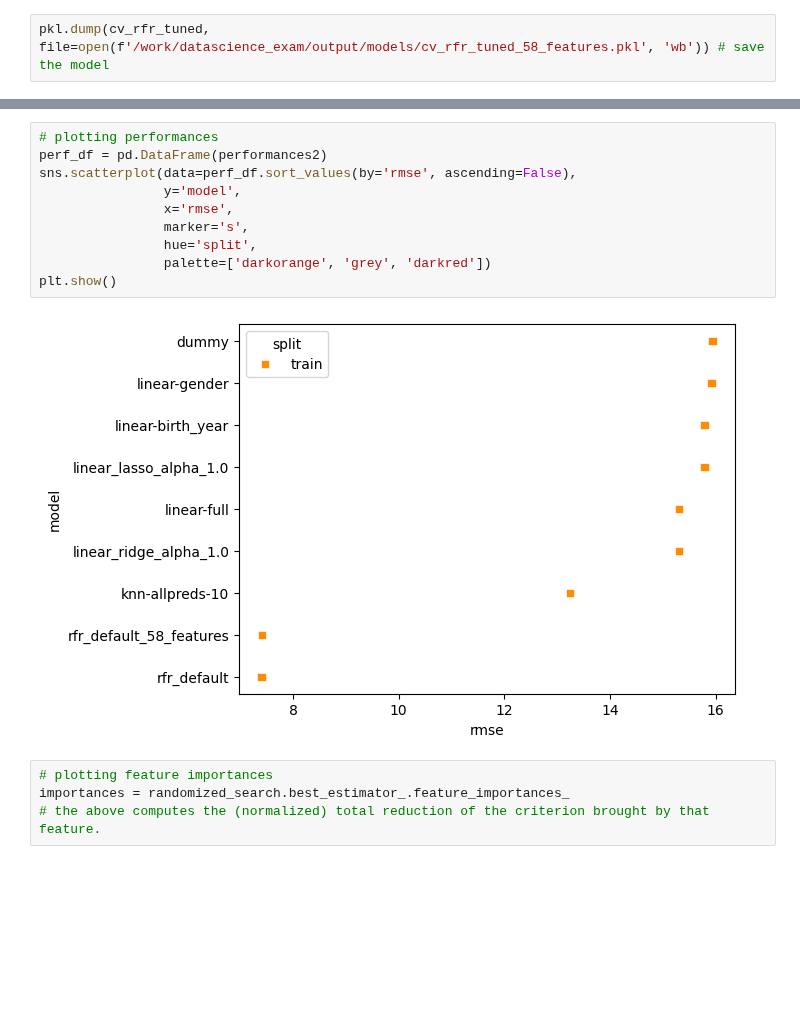
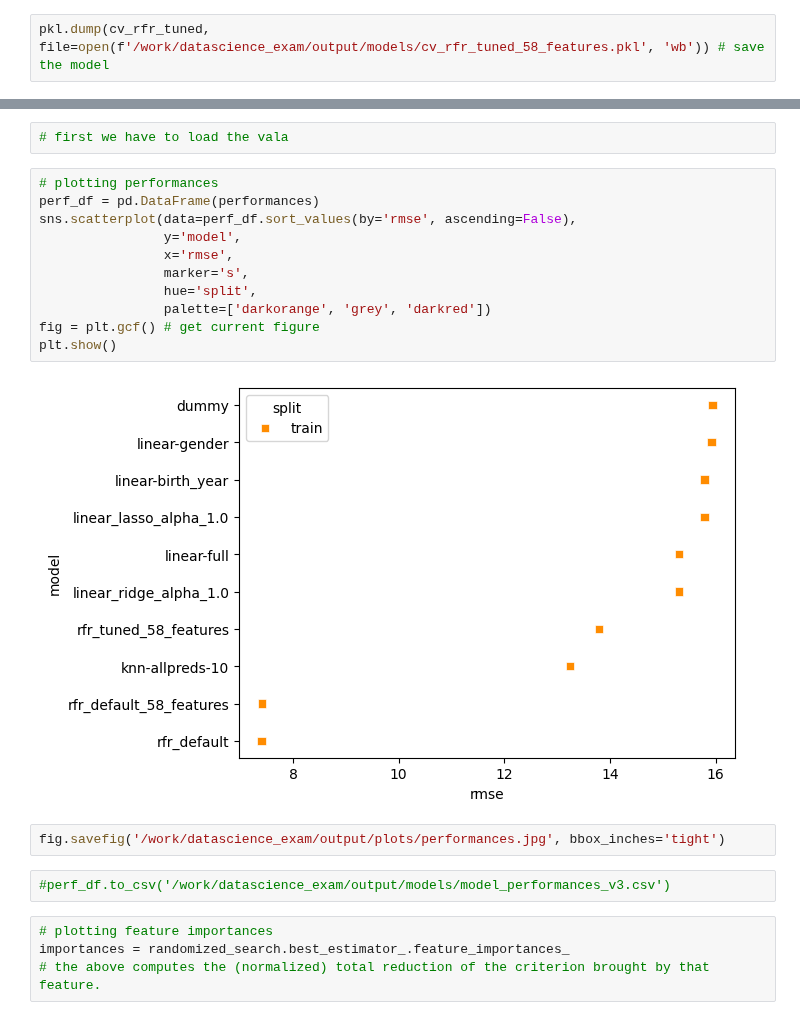
Before and after one commit to sigridbom/datascience_exam, a Jupyter notebook: notebooks/3_building_models.ipynb, the cells around one changed output, grey strips where cells are left out. Cells and saved outputs as stored; diff of their text form; blank space fills up the shorter version.

```diff
--- a/notebooks/3_building_models.ipynb
+++ b/notebooks/3_building_models.ipynb
@@ -453,15 +436,22 @@ perf_df
+# %%
+# first we have to load the vala
 # %%
 # plotting performances
-perf_df = pd.DataFrame(performances2)
+perf_df = pd.DataFrame(performances)
 sns.scatterplot(data=perf_df.sort_values(by='rmse', ascending=False),
                 y='model',
                 x='rmse',
                 marker='s',
                 hue='split',
                 palette=['darkorange', 'grey', 'darkred'])
+fig = plt.gcf() # get current figure
 plt.show()
 # %% [output]
-[figure, old version]
+[figure, new version]
+# %%
+fig.savefig('/work/datascience_exam/output/plots/performances.jpg', bbox_inches='tight')
+# %%
+#perf_df.to_csv('/work/datascience_exam/output/models/model_performances_v3.csv')
 # %%
 # plotting feature importances
 importances = randomized_search.best_estimator_.feature_importances_
```
Also changed, not shown: parts of 6 cells of this notebook, 1 other file.
